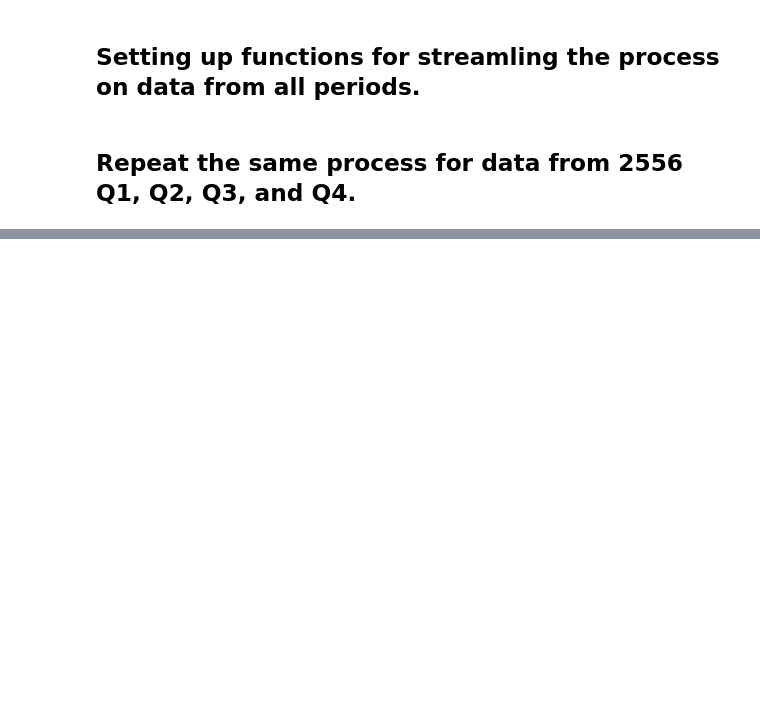
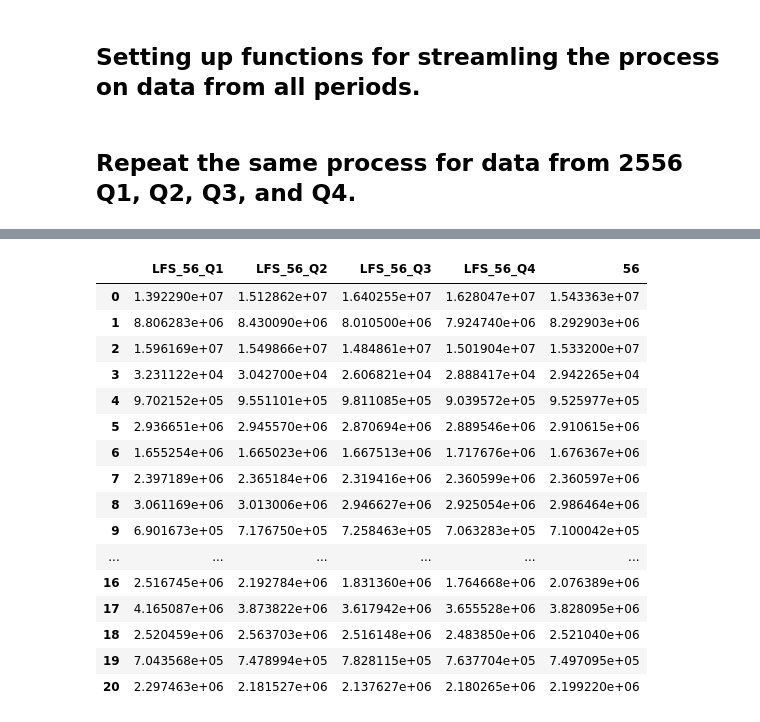
Before and after one commit to PhakphumJ/Thesis_code, a Jupyter notebook: LFS_code.ipynb, the cells around one changed output, grey strips where cells are left out. Saved outputs shown, nothing was run; the diff lists cells and outputs as text; code cells hidden in the pictures; blank space fills up the shorter version.

```diff
--- a/LFS_code.ipynb
+++ b/LFS_code.ipynb
@@ -861,0 +922,20 @@ for year in list_year:
+# %%
+WT_all_Q
+# %% [output]
+|  | LFS_56_Q1 | LFS_56_Q2 | LFS_56_Q3 | LFS_56_Q4 | 56 |
+| 0 | 1.392290e+07 | 1.512862e+07 | 1.640255e+07 | 1.628047e+07 | 1.543363e+07 |
+| 1 | 8.806283e+06 | 8.430090e+06 | 8.010500e+06 | 7.924740e+06 | 8.292903e+06 |
+| 2 | 1.596169e+07 | 1.549866e+07 | 1.484861e+07 | 1.501904e+07 | 1.533200e+07 |
+| 3 | 3.231122e+04 | 3.042700e+04 | 2.606821e+04 | 2.888417e+04 | 2.942265e+04 |
+| 4 | 9.702152e+05 | 9.551101e+05 | 9.811085e+05 | 9.039572e+05 | 9.525977e+05 |
+| 5 | 2.936651e+06 | 2.945570e+06 | 2.870694e+06 | 2.889546e+06 | 2.910615e+06 |
+| 6 | 1.655254e+06 | 1.665023e+06 | 1.667513e+06 | 1.717676e+06 | 1.676367e+06 |
+| 7 | 2.397189e+06 | 2.365184e+06 | 2.319416e+06 | 2.360599e+06 | 2.360597e+06 |
+| 8 | 3.061169e+06 | 3.013006e+06 | 2.946627e+06 | 2.925054e+06 | 2.986464e+06 |
+| 9 | 6.901673e+05 | 7.176750e+05 | 7.258463e+05 | 7.063283e+05 | 7.100042e+05 |
+| ... | ... | ... | ... | ... | ... |
+| 16 | 2.516745e+06 | 2.192784e+06 | 1.831360e+06 | 1.764668e+06 | 2.076389e+06 |
+| 17 | 4.165087e+06 | 3.873822e+06 | 3.617942e+06 | 3.655528e+06 | 3.828095e+06 |
+| 18 | 2.520459e+06 | 2.563703e+06 | 2.516148e+06 | 2.483850e+06 | 2.521040e+06 |
+| 19 | 7.043568e+05 | 7.478994e+05 | 7.828115e+05 | 7.637704e+05 | 7.497095e+05 |
+| 20 | 2.297463e+06 | 2.181527e+06 | 2.137627e+06 | 2.180265e+06 | 2.199220e+06 |
```
Also changed, not shown: parts of 3 cells of this notebook.
